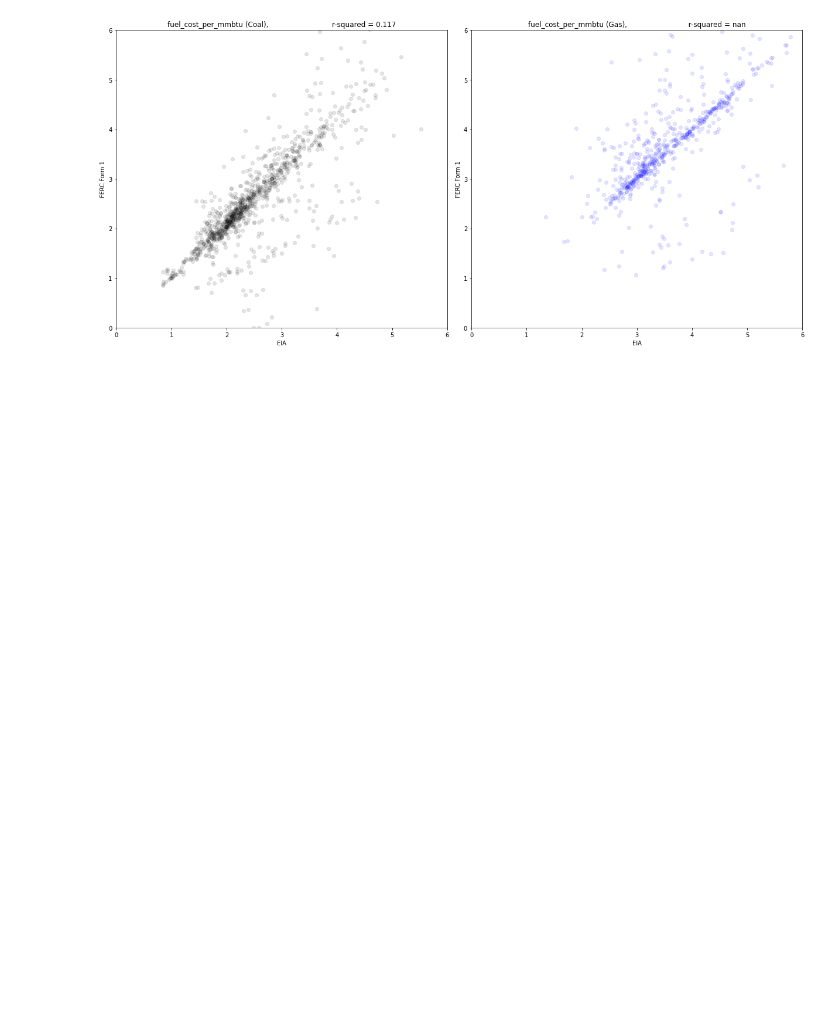
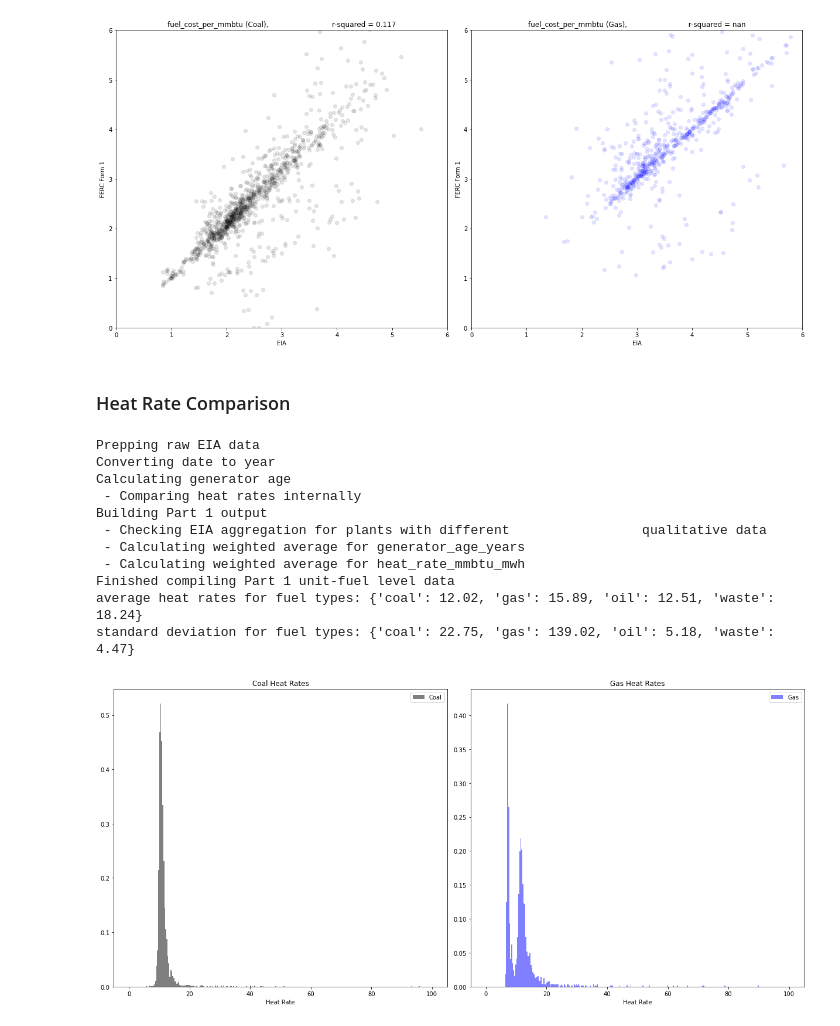
Before and after one commit to catalyst-cooperative/ei-mcoe-map, a Jupyter notebook: mcoe_compilation.ipynb, the cells around one changed output. Saved outputs shown, nothing was run; the diff lists cells and outputs as text; code cells hidden in the pictures; blank space fills up the shorter version.

Commit message:
added inflation indexes, updated significant heat rate identifier, added retirement date calc; added display booleans for sources and NEMS

```diff
--- a/mcoe_compilation.ipynb
+++ b/mcoe_compilation.ipynb
@@ -204,3 +221,20 @@ plot_eia_v_ferc(pudl_out)
 [figure]
 [figure]
 [figure]
+# %% [markdown]
+### <a id='heatrate'>Heat Rate Comparison</a>
+# %%
+plot_heat_rate(pudl_out)
+# %% [output]
+Prepping raw EIA data
+Converting date to year
+Calculating generator age
+ - Comparing heat rates internally
+Building Part 1 output
+ - Checking EIA aggregation for plants with different                 qualitative data
+ - Calculating weighted average for generator_age_years
+ - Calculating weighted average for heat_rate_mmbtu_mwh
+Finished compiling Part 1 unit-fuel level data
+average heat rates for fuel types: {'coal': 12.02, 'gas': 15.89, 'oil': 12.51, 'waste': 18.24}
+standard deviation for fuel types: {'coal': 22.75, 'gas': 139.02, 'oil': 5.18, 'waste': 4.47}
+[figure, added]
```
Also changed, not shown: parts of 32 cells of this notebook, 3 other files.
